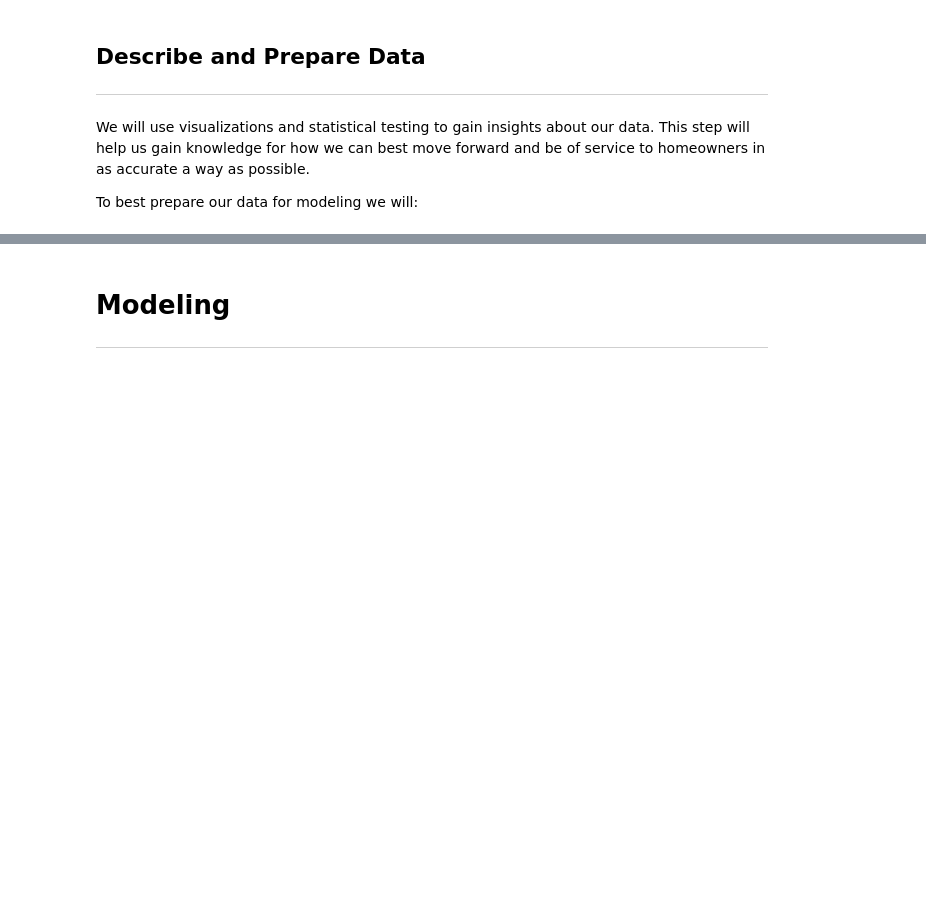
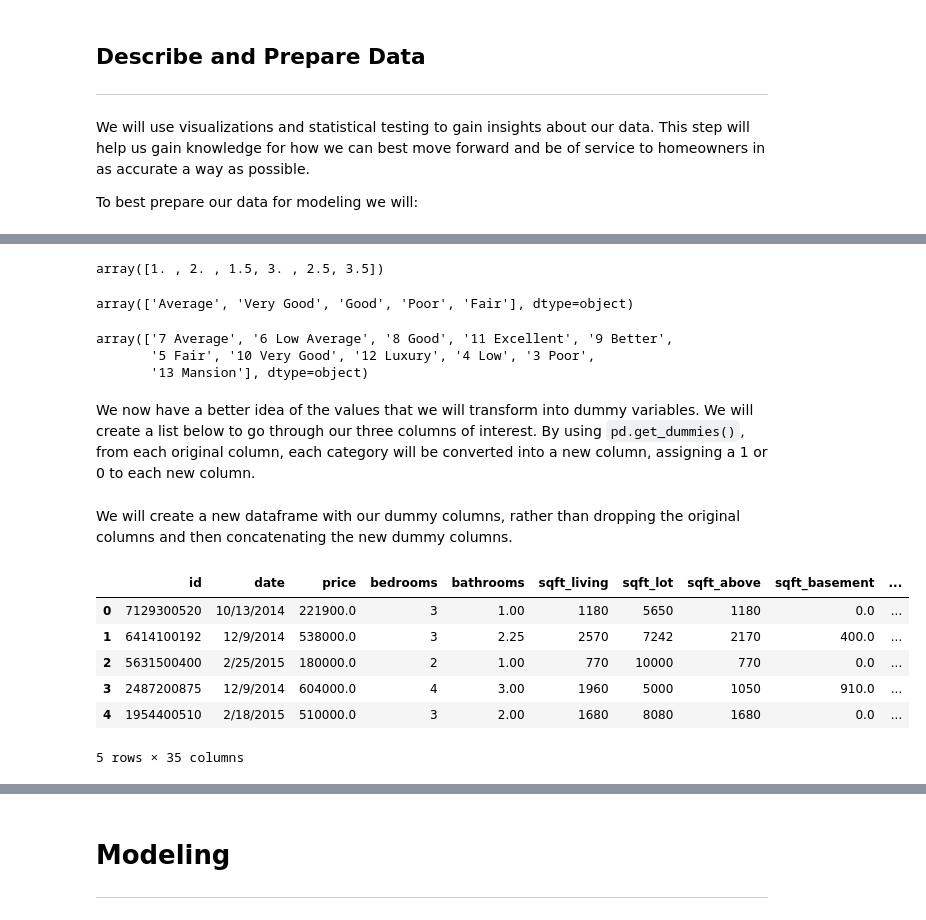
Before and after one commit to kernerh/King-County-Home-Renovations, a Jupyter notebook: student.ipynb, the cells around one changed output, grey strips where cells are left out. Saved outputs shown, nothing was run; the diff lists cells and outputs as text; code cells hidden in the pictures; blank space fills up the shorter version.

```diff
--- a/student.ipynb
+++ b/student.ipynb
@@ -460,0 +515,22 @@ To best prepare our data for modeling we will:
+# %%
+# Look into floors
+
+df['floors'].unique()
+# %% [output]
+array([1. , 2. , 1.5, 3. , 2.5, 3.5])
+# %%
+# Look into condition
+
+df['condition'].unique()
+# %% [output]
+array(['Average', 'Very Good', 'Good', 'Poor', 'Fair'], dtype=object)
+# %%
+# Look into grade
+
+df['grade'].unique()
+# %% [output]
+array(['7 Average', '6 Low Average', '8 Good', '11 Excellent', '9 Better',
+       '5 Fair', '10 Very Good', '12 Luxury', '4 Low', '3 Poor',
+       '13 Mansion'], dtype=object)
+# %% [markdown]
+We now have a better idea of the values that we will transform into dummy variables. We will create a list below to go through our three columns of interest. By using `pd.get_dummies()`, from each original column, each category will be converted into a new column, assigning a 1 or 0 to each new column.
@@ -460,0 +541,2 @@ To best prepare our data for modeling we will:
+# %% [markdown]
+We will create a new dataframe with our dummy columns, rather than dropping the original columns and then concatenating the new dummy columns.
@@ -460,0 +547,12 @@ To best prepare our data for modeling we will:
+# %%
+# Check that this worked
+
+df_dum.head()
+# %% [output]
+|  | id | date | price | bedrooms | bathrooms | sqft_living | sqft_lot | sqft_above | sqft_basement | ... |
+| 0 | 7129300520 | 10/13/2014 | 221900.0 | 3 | 1.00 | 1180 | 5650 | 1180 | 0.0 | ... |
+| 1 | 6414100192 | 12/9/2014 | 538000.0 | 3 | 2.25 | 2570 | 7242 | 2170 | 400.0 | ... |
+| 2 | 5631500400 | 2/25/2015 | 180000.0 | 2 | 1.00 | 770 | 10000 | 770 | 0.0 | ... |
+| 3 | 2487200875 | 12/9/2014 | 604000.0 | 4 | 3.00 | 1960 | 5000 | 1050 | 910.0 | ... |
+| 4 | 1954400510 | 2/18/2015 | 510000.0 | 3 | 2.00 | 1680 | 8080 | 1680 | 0.0 | ... |
+5 rows × 35 columns
```
Also changed, not shown: parts of 15 cells of this notebook.
